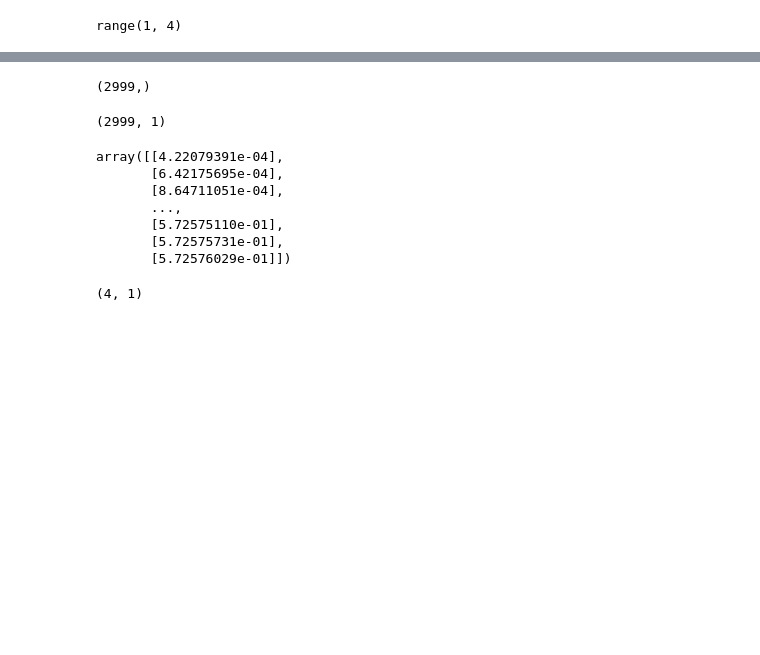
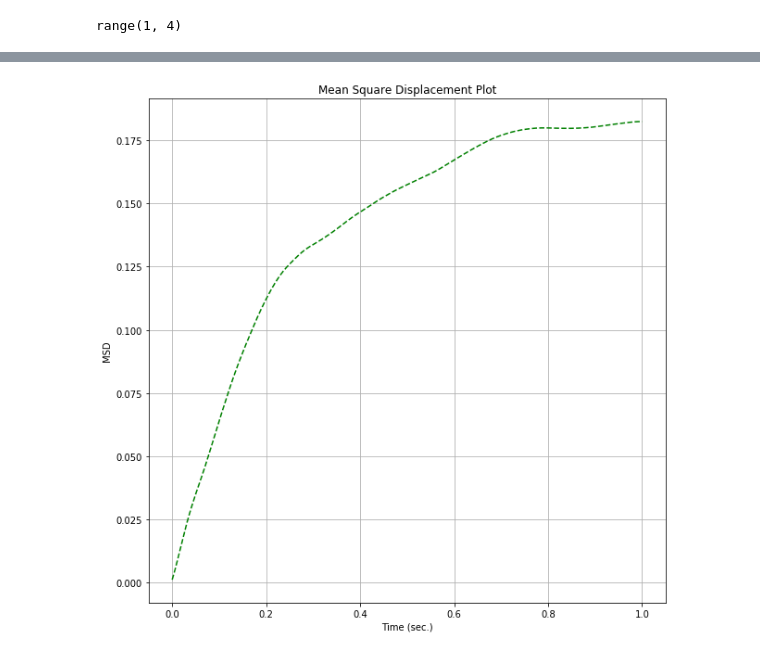
Before and after one commit to SamMachariaPhD/simulate201819, a Jupyter notebook: brownian1.ipynb, the cells around one changed output, grey strips where cells are left out. Saved outputs shown, nothing was run; the diff lists cells and outputs as text; code cells hidden in the pictures; blank space fills up the shorter version.

```diff
--- a/brownian1.ipynb
+++ b/brownian1.ipynb
@@ -160,4 +159,5 @@ msd.shape
 # %%
-tym = np.linspace(0,1,2999)
+#tym = np.round( np.linspace(0,1,2999), 2 )
+tym = np.linspace(0,1,msd.shape[0])
 tym.shape
 # %% [output]
@@ -172,20 +164,0 @@ plt.plot(tym,msd)
-# %%
-tym.reshape(2999,1)
-tym.shape
-# %% [output]
-(2999,)
-# %%
-msd.shape
-# %% [output]
-(2999, 1)
-# %%
-#msd = msd.values
-msd
-# %% [output]
-array([[4.22079391e-04],
-       [6.42175695e-04],
-       [8.64711051e-04],
-       ...,
-       [5.72575110e-01],
-       [5.72575731e-01],
-       [5.72576029e-01]])
@@ -194,4 +165,13 @@ z = np.polyfit(tym,msd,3)
-# %%
-z.shape
-# %% [output]
-(4, 1)
+# %%
+import matplotlib.pyplot as plt
+plt.figure(figsize=(10,10))
+
+plt.plot(tym,msd,'g--')
+plt.xlabel('Time (sec.)')
+plt.ylabel('MSD')
+plt.title('Mean Square Displacement Plot')
+plt.grid()
+
+plt.savefig('MSD.png',bbox_inches='tight', format='png', dpi=300)
+# %% [output]
+[figure, added]
```
Also changed, not shown: parts of 19 cells of this notebook.
